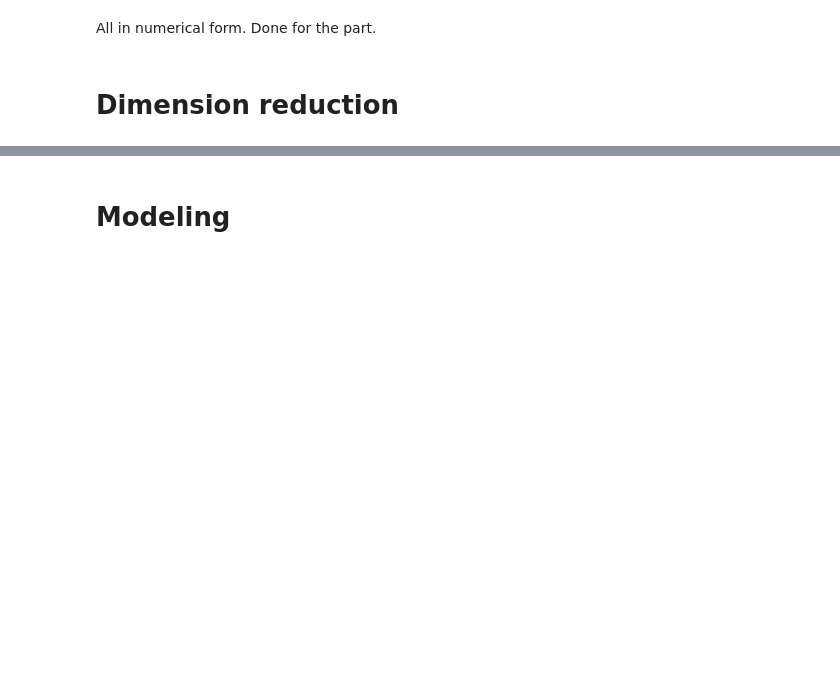
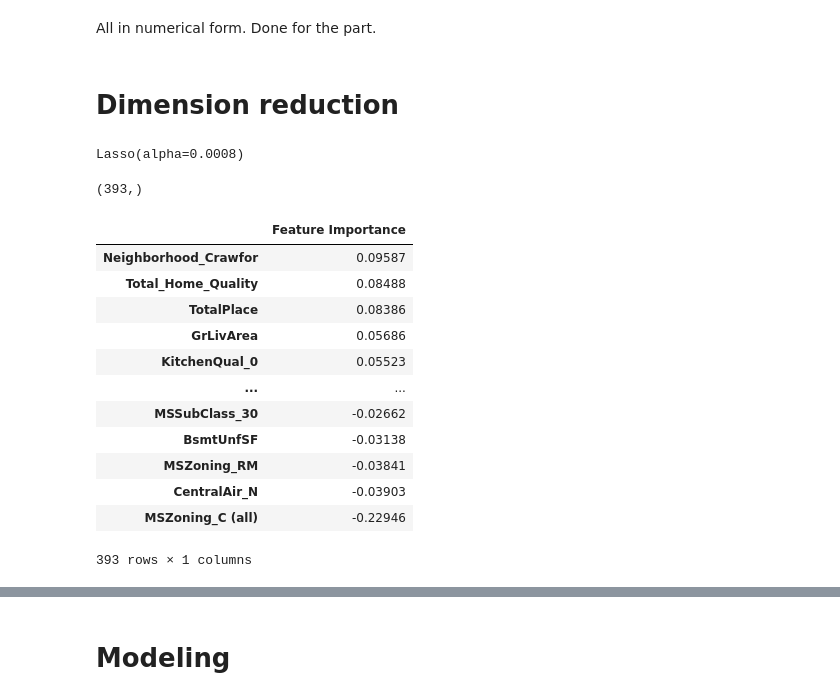
Before and after one commit to Excespo/kaggles, a Jupyter notebook: house_price/feature.ipynb, the cells around one changed output, grey strips where cells are left out. Drawn from its saved outputs; the diff is of its cells as text; code cells hidden in the pictures; blank space fills up the shorter version.

```diff
--- a/house_price/feature.ipynb
+++ b/house_price/feature.ipynb
@@ -379,0 +402,29 @@ scaler = RobustScaler()
+# %%
+from sklearn.linear_model import Lasso
+lasso = Lasso(alpha=0.0008)
+lasso.fit(X_train, y_train)
+# %% [output]
+Lasso(alpha=0.0008)
+# %%
+lasso.coef_.shape
+# %% [output]
+(393,)
+# %%
+## 索引和重要性做成dataframe形式
+FI_lasso = pd.DataFrame({"Feature Importance":lasso.coef_}, index=all_data.drop(["SalePrice"],axis=1).columns)
+## 由高到低进行排序
+FI_lasso.sort_values("Feature Importance",ascending=False).round(5)
+# %% [output]
+|  | Feature Importance |
+| Neighborhood_Crawfor | 0.09587 |
+| Total_Home_Quality | 0.08488 |
+| TotalPlace | 0.08386 |
+| GrLivArea | 0.05686 |
+| KitchenQual_0 | 0.05523 |
+| ... | ... |
+| MSSubClass_30 | -0.02662 |
+| BsmtUnfSF | -0.03138 |
+| MSZoning_RM | -0.03841 |
+| CentralAir_N | -0.03903 |
+| MSZoning_C (all) | -0.22946 |
+393 rows × 1 columns
```
Also changed, not shown: parts of 43 cells of this notebook, 9 other files.
